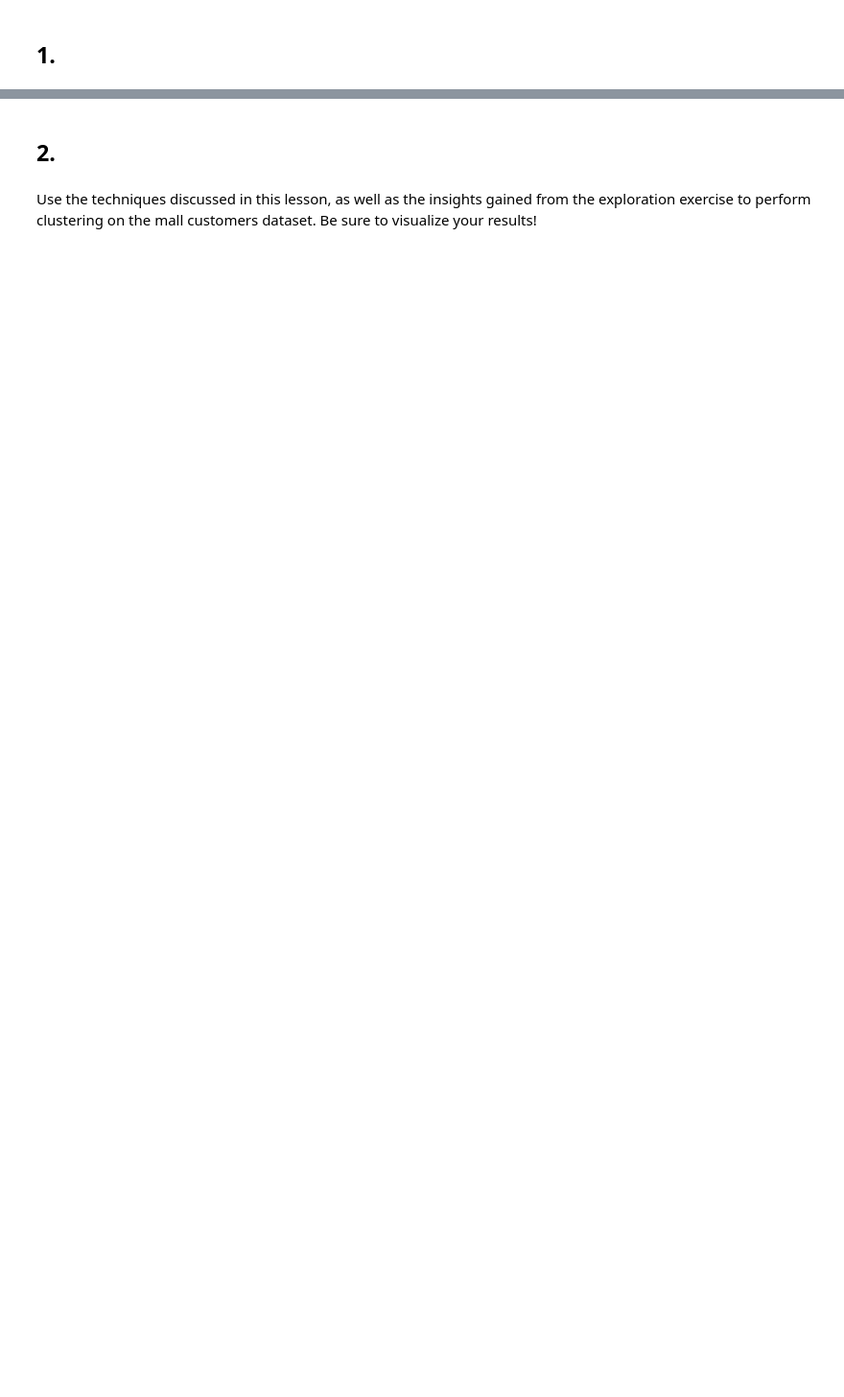
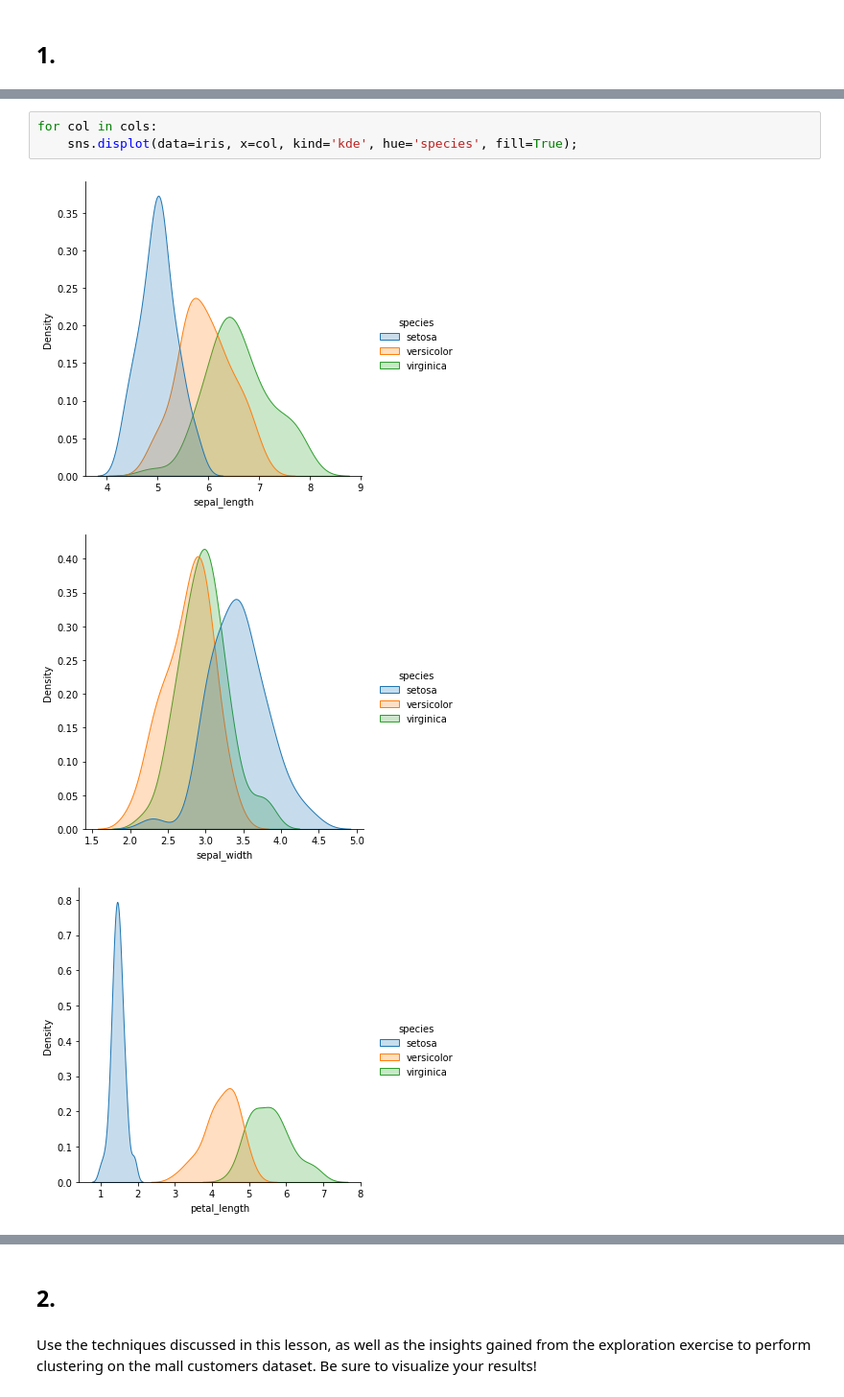
Before and after one commit to adam-talbot/clustering-exercises, a Jupyter notebook: modeling.ipynb, the cells around one changed output, grey strips where cells are left out. Shown at 96% size. Cells and saved outputs as stored; diff of their text form; blank space fills up the shorter version.

```diff
--- a/modeling.ipynb
+++ b/modeling.ipynb
@@ -10,0 +46,7 @@ Using this lesson as a guide, perform clustering on the iris dataset.
+# %%
+for col in cols:
+    sns.displot(data=iris, x=col, kind='kde', hue='species', fill=True);
+# %% [output]
+[figure, added]
+[figure, added]
+[figure, added]
```
Also changed, not shown: parts of 130 cells of this notebook.
